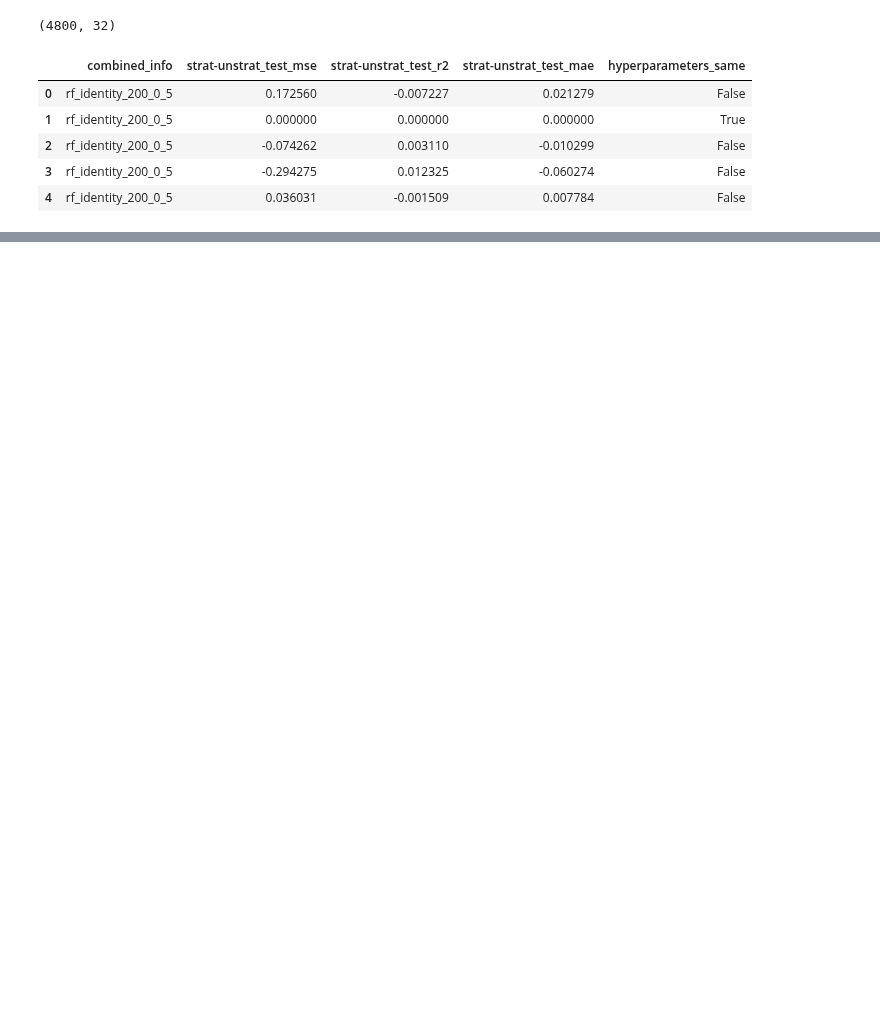
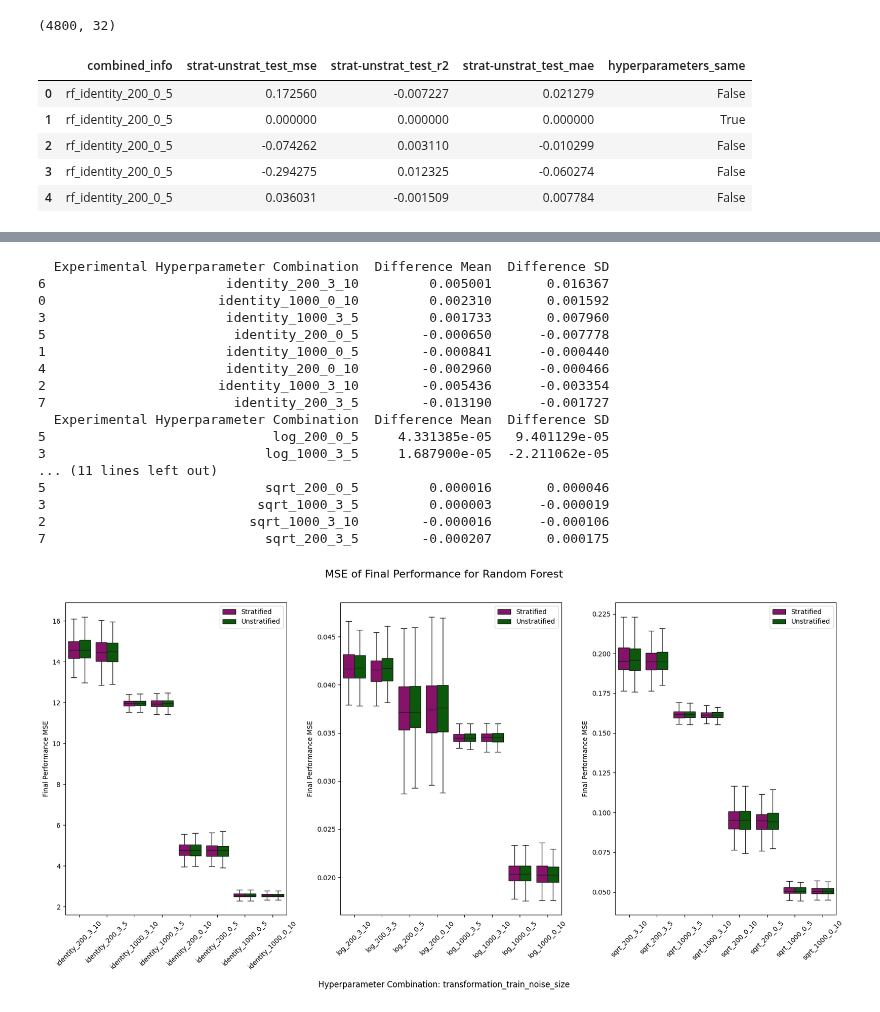
Before and after one commit to annegriddl/slds_stratification, a Jupyter notebook: Simulations/Final_Setup/Evaluation/2_Final_Performance.ipynb, the cells around one changed output, grey strips where cells are left out. Cells and saved outputs as stored; diff of their text form; code cells hidden in the pictures; blank space fills up the shorter version.

```diff
--- a/Simulations/Final_Setup/Evaluation/2_Final_Performance.ipynb
+++ b/Simulations/Final_Setup/Evaluation/2_Final_Performance.ipynb
@@ -165,0 +354,11 @@ Name: strat-unstrat_test_mse, dtype: float64
+# %%
+data = pd.concat([data_rf, data_xgb], axis=0, ignore_index=True)
+original_shape = data.shape[0]
+# %%
+# creat unique identifier for plots
+model_vars = ['model_info_transformation', 'model_info_n_train',	'model_info_noise',	'model_info_group_size']
+model_vars_title =  [s.rsplit('_', 1)[-1] for s in model_vars]
+
+data['param_model'] = data.loc[:, model_vars].astype(str).agg('_'.join, axis=1)
+print('Shape of data', data.shape)
+data['param_model'].head()
@@ -165,0 +373,34 @@ Name: strat-unstrat_test_mse, dtype: float64
+# %%
+transformations = data['model_info_transformation'].unique()
+models = data['model_info_model'].unique()
+
+# rename colum s that startified and unstratified is written at the end
+data = data.rename(columns={'stratified_results_test mse': 'MSE_final_perf_stratified', 'unstratified_results_test mse': 'MSE_final_perf_unstratified'}, inplace=False)
+
+
+    # filter data for transformation and model
+data_filtered = data[data['model_info_model'] == models[0]]
+    # plot
+differences_table_all = plot_eval(value_vars= ['MSE_final_perf_stratified', 'MSE_final_perf_unstratified'] ,
+                                           value_name = 'Final Performance MSE',
+                                           data = data_filtered, model_vars_title = '_'.join(model_vars_title), nrows=1, ncols=3,
+                                           transformations = transformations, model = 'rf')
+# %% [output]
+  Experimental Hyperparameter Combination  Difference Mean  Difference SD
+6                       identity_200_3_10         0.005001       0.016367
+0                      identity_1000_0_10         0.002310       0.001592
+3                       identity_1000_3_5         0.001733       0.007960
+5                        identity_200_0_5        -0.000650      -0.007778
+1                       identity_1000_0_5        -0.000841      -0.000440
+4                       identity_200_0_10        -0.002960      -0.000466
+2                      identity_1000_3_10        -0.005436      -0.003354
+7                        identity_200_3_5        -0.013190      -0.001727
+  Experimental Hyperparameter Combination  Difference Mean  Difference SD
+5                             log_200_0_5     4.331385e-05   9.401129e-05
+3                            log_1000_3_5     1.687900e-05  -2.211062e-05
+... (11 lines left out)
+5                            sqrt_200_0_5         0.000016       0.000046
+3                           sqrt_1000_3_5         0.000003      -0.000019
+2                          sqrt_1000_3_10        -0.000016      -0.000106
+7                            sqrt_200_3_5        -0.000207       0.000175
+[figure, added]
```
Also changed, not shown: parts of 19 cells of this notebook.
